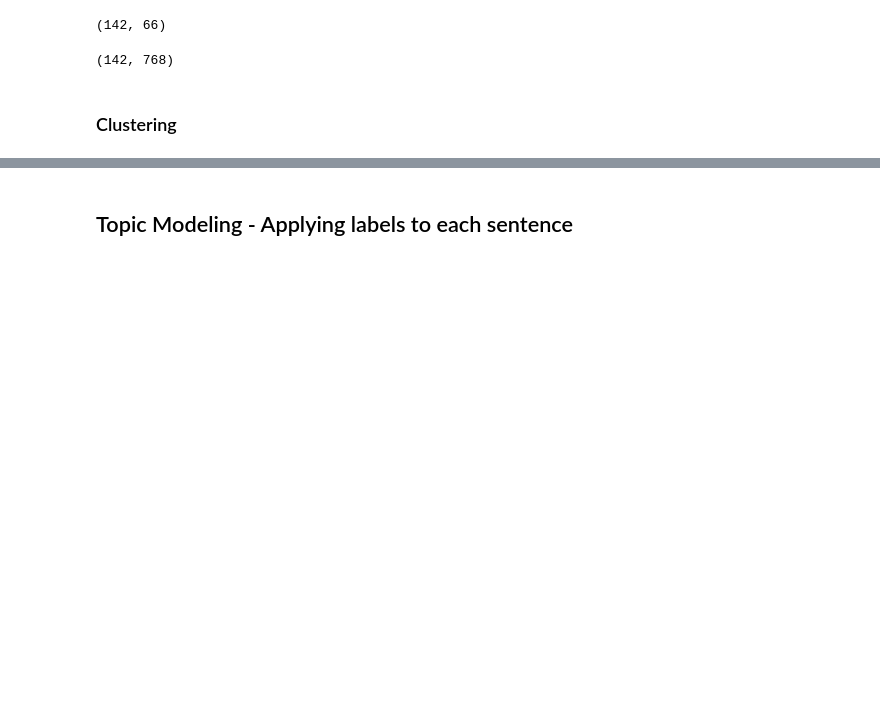
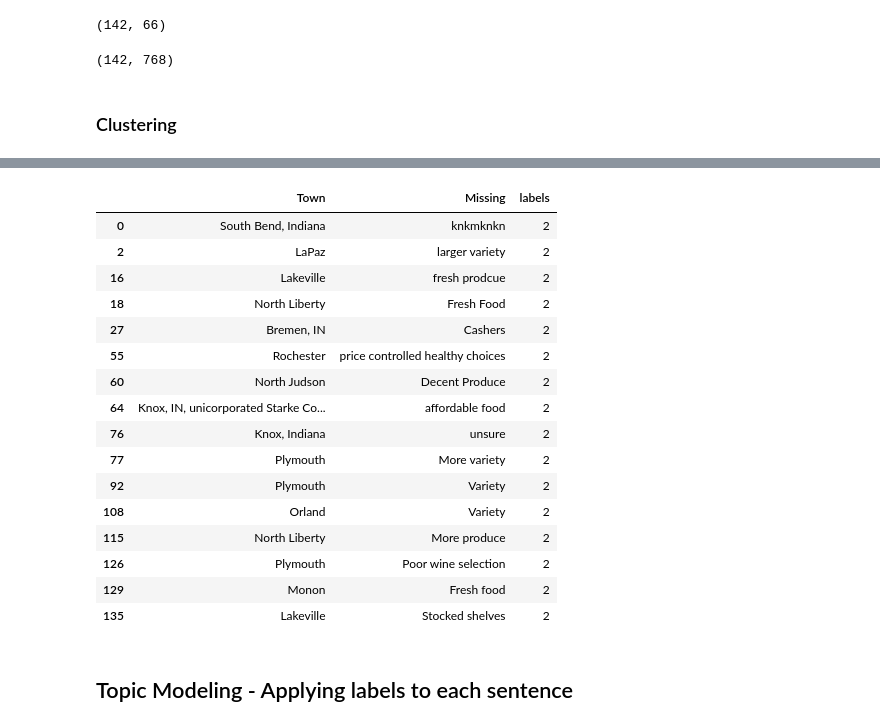
Before and after one commit to gpradofe/MLCountryMarket, a Jupyter notebook: ML/ML.ipynb, the cells around one changed output, grey strips where cells are left out. Saved outputs shown, nothing was run; the diff lists cells and outputs as text; code cells hidden in the pictures; blank space fills up the shorter version.

```diff
--- a/ML/ML.ipynb
+++ b/ML/ML.ipynb
@@ -210,0 +240,3 @@ Name: Missing, dtype: object
+# %%
+data['labels'] = cluster.labels_
+data.head(10)
@@ -211,3 +255,23 @@ Name: Missing, dtype: object
+# %%
+data.loc[data['labels']==2]
+# %% [output]
+|  | Town | Missing | labels |
+| 0 | South Bend, Indiana | knkmknkn | 2 |
+| 2 | LaPaz | larger variety | 2 |
+| 16 | Lakeville | fresh prodcue | 2 |
+| 18 | North Liberty | Fresh Food | 2 |
+| 27 | Bremen, IN | Cashers | 2 |
+| 55 | Rochester | price controlled healthy choices | 2 |
+| 60 | North Judson | Decent Produce | 2 |
+| 64 | Knox, IN, unicorporated Starke Co... | affordable food | 2 |
+| 76 | Knox, Indiana | unsure | 2 |
+| 77 | Plymouth | More variety | 2 |
+| 92 | Plymouth | Variety | 2 |
+| 108 | Orland | Variety | 2 |
+| 115 | North Liberty | More produce | 2 |
+| 126 | Plymouth | Poor wine selection | 2 |
+| 129 | Monon | Fresh food | 2 |
+| 135 | Lakeville | Stocked shelves | 2 |
 # %% [markdown]
 ## Topic Modeling - Applying labels to each sentence
 # %%
```
Also changed, not shown: parts of 29 cells of this notebook.
